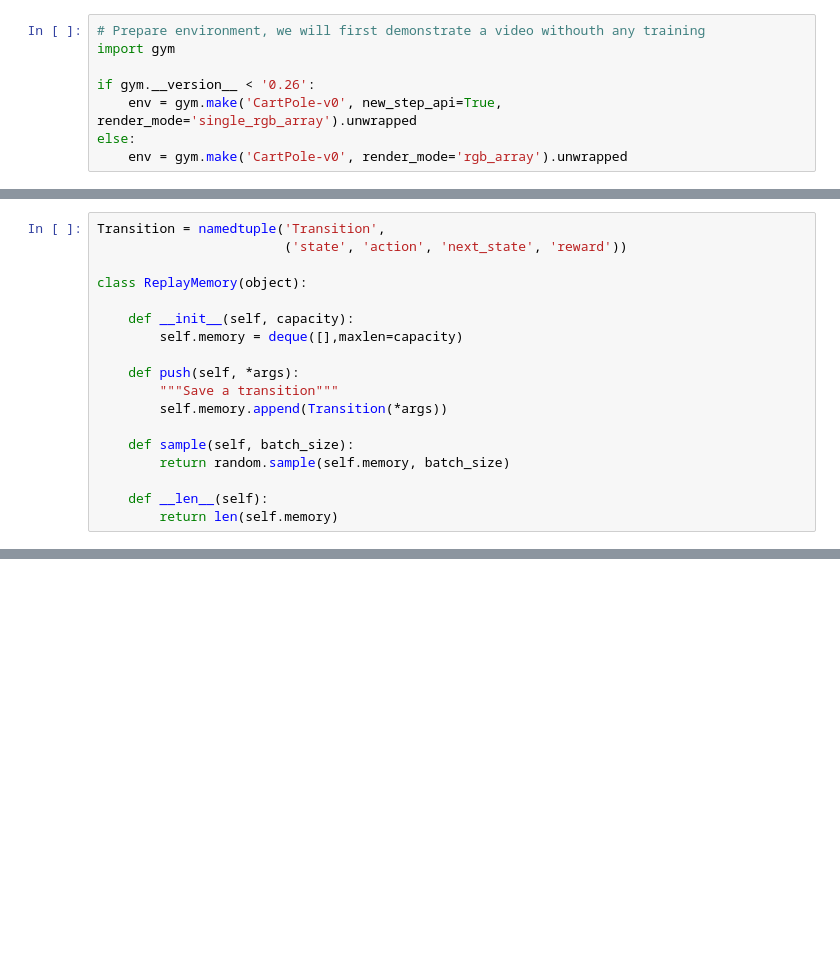
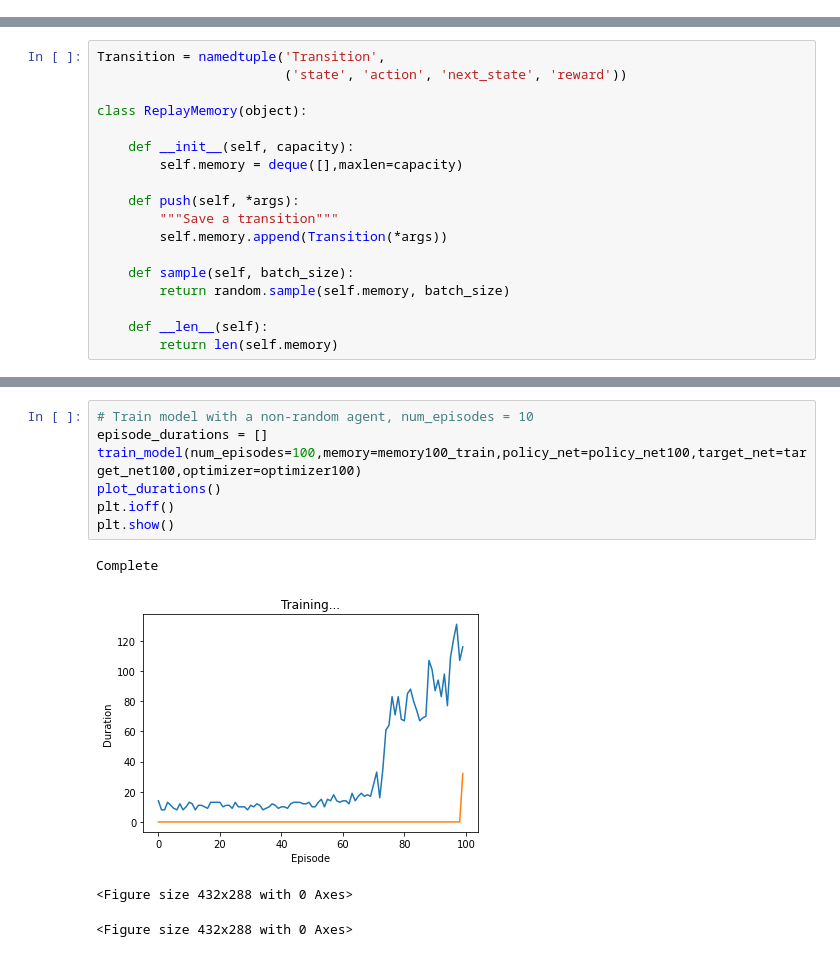
Before and after one commit to mehmetalisoner/Robotics-ComputerVision, a Jupyter notebook: Project2/Project2_Soner_Mehmet.ipynb, the cells around one changed output, grey strips where cells are left out. Cells and saved outputs as stored; diff of their text form; blank space fills up the shorter version.

```diff
--- a/Project2/Project2_Soner_Mehmet.ipynb
+++ b/Project2/Project2_Soner_Mehmet.ipynb
@@ -25,8 +24,0 @@ Requirement already satisfied: typing-extensions>=3.6.4 in /usr/local/lib/python
-# %%
-# Prepare environment, we will first demonstrate a video withouth any training
-import gym
-
-if gym.__version__ < '0.26':
-    env = gym.make('CartPole-v0', new_step_api=True, render_mode='single_rgb_array').unwrapped
-else:
-    env = gym.make('CartPole-v0', render_mode='rgb_array').unwrapped
@@ -405,0 +404,12 @@ Complete
+# %%
+# Train model with a non-random agent, num_episodes = 10
+episode_durations = []
+train_model(num_episodes=100,memory=memory100_train,policy_net=policy_net100,target_net=target_net100,optimizer=optimizer100)
+plot_durations()
+plt.ioff()
+plt.show()
+# %% [output]
+Complete
+[figure, added]
+<Figure size 432x288 with 0 Axes>
+<Figure size 432x288 with 0 Axes>
```
Also changed, not shown: parts of 22 cells of this notebook.
